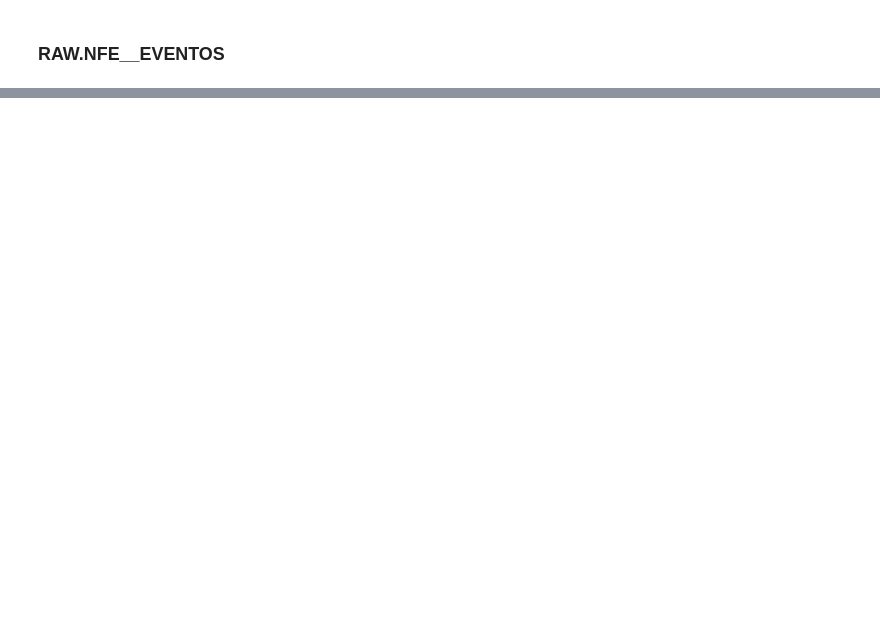
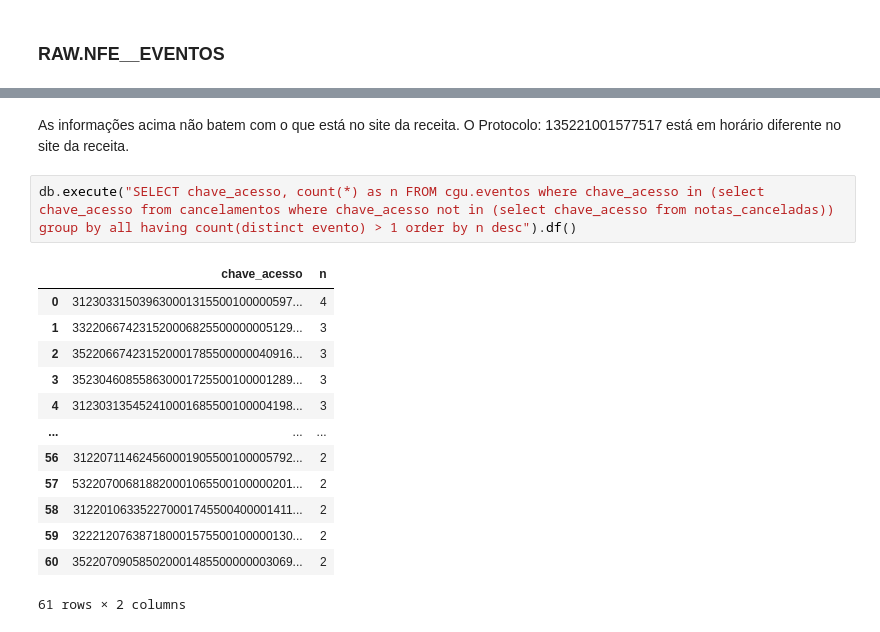
Before and after one commit to fredguth/mgi-mira-pipelines, a Jupyter notebook: nbs/compras_governo_nfe.ipynb, the cells around one changed output, grey strips where cells are left out. Saved outputs shown, nothing was run; the diff lists cells and outputs as text; blank space fills up the shorter version.

```diff
--- a/nbs/compras_governo_nfe.ipynb
+++ b/nbs/compras_governo_nfe.ipynb
@@ -568,0 +1006,18 @@ db.execute("SELECT * FROM cgu.eventos where emitente = '29369516000351'").df()
+# %% [markdown]
+As informações acima não batem com o que está no site da receita. O Protocolo: 135221001577517 está em horário diferente no site da receita.
+# %%
+db.execute("SELECT chave_acesso, count(*) as n FROM cgu.eventos where chave_acesso in (select chave_acesso from cancelamentos where chave_acesso not in (select chave_acesso from notas_canceladas)) group by all having count(distinct evento) > 1 order by n desc").df()
+# %% [output]
+|  | chave_acesso | n |
+| 0 | 312303315039630001315500100000597... | 4 |
+| 1 | 332206674231520006825500000005129... | 3 |
+| 2 | 352206674231520001785500000040916... | 3 |
+| 3 | 352304608558630001725500100001289... | 3 |
+| 4 | 312303135452410001685500100004198... | 3 |
+| ... | ... | ... |
+| 56 | 312207114624560001905500100005792... | 2 |
+| 57 | 532207006818820001065500100000201... | 2 |
+| 58 | 312201063352270001745500400001411... | 2 |
+| 59 | 322212076387180001575500100000130... | 2 |
+| 60 | 352207090585020001485500000003069... | 2 |
+61 rows × 2 columns
```
Also changed, not shown: parts of 78 cells of this notebook, 7 other files.
